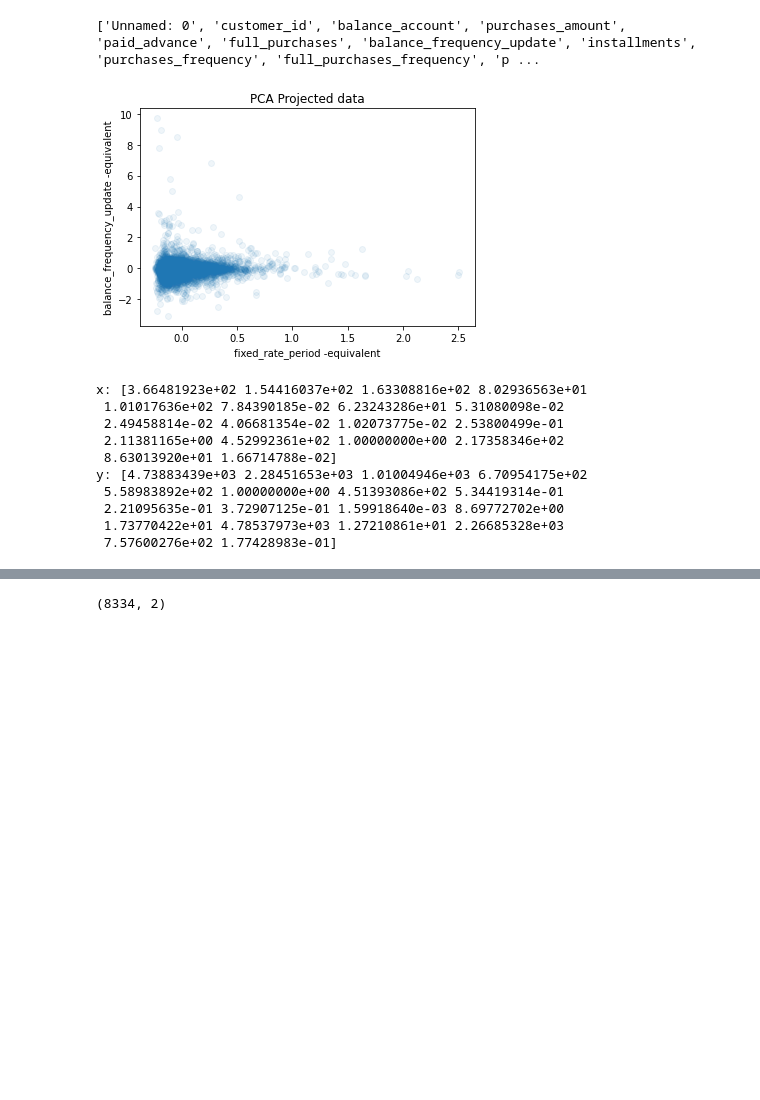
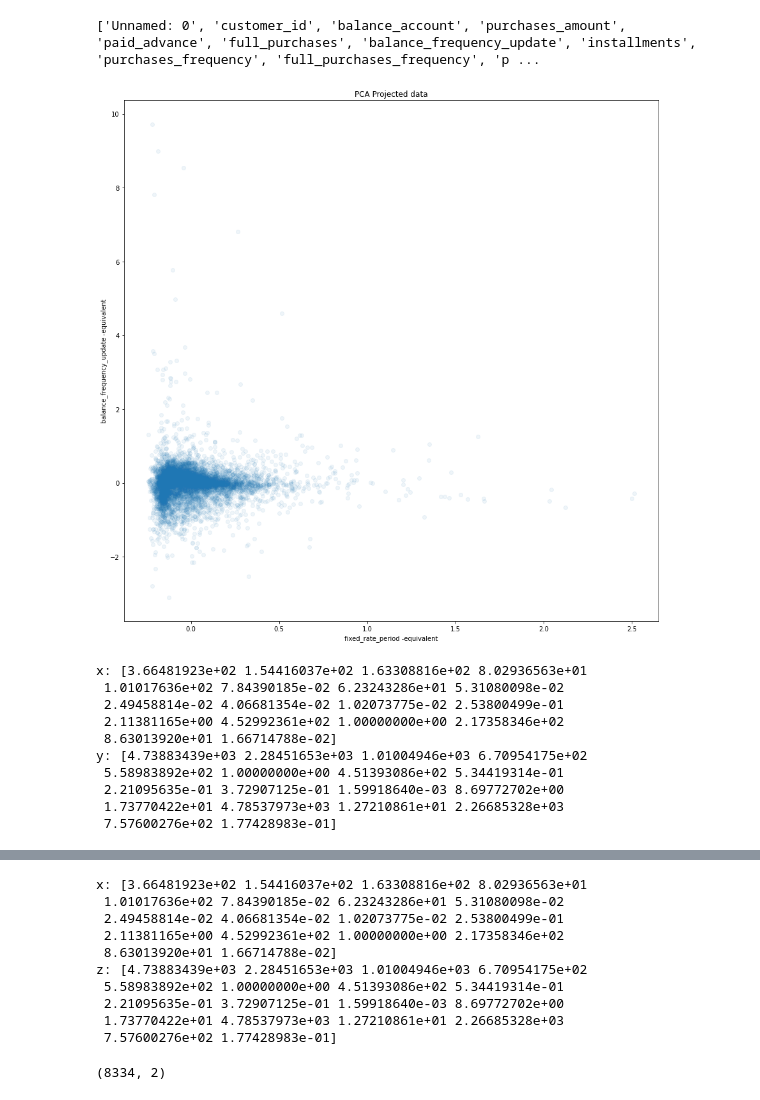
Before and after one commit to Rojoser/Credit-Card-Segmentation, a Jupyter notebook: JvK/JvK_elbow_plotter.ipynb, the cells around one changed output, grey strips where cells are left out. Saved outputs shown, nothing was run; the diff lists cells and outputs as text; code cells hidden in the pictures; blank space fills up the shorter version.

Commit message:
nice plots

```diff
--- a/JvK/JvK_elbow_plotter.ipynb
+++ b/JvK/JvK_elbow_plotter.ipynb
@@ -91,20 +101,35 @@ ystr=numeric_features[ind2Impactor]+" -equivalent"
 # %%
+plt.rcParams["figure.figsize"] = (15, 15)
 
 fig = plt.figure()
 ax = fig.add_subplot()
 ax.scatter(plotax1, plotax2,alpha=0.07)
 plt.axis('tight')
 # plt.xticks([]), plt.yticks([])
 plt.xlabel(xstr)
 plt.ylabel(ystr)
 
 plt.title('PCA Projected data')
 plt.show()
 
 print("x:", myind1UNWRPD)
 print("y:", myind2UNWRPD)
+
+fig = plt.figure()
+ax = fig.add_subplot()
+ax.scatter(plotax1, plotax3,alpha=0.07)
+plt.axis('tight')
+# plt.xticks([]), plt.yticks([])
+plt.xlabel(xstr)
+plt.ylabel(zstr)
+
+plt.title('PCA Projected data')
+plt.show()
+
+print("x:", myind1UNWRPD)
+print("z:", myind2UNWRPD)
 # %% [output]
-[figure, old version]
+[figure, new version]
 x: [3.66481923e+02 1.54416037e+02 1.63308816e+02 8.02936563e+01
  1.01017636e+02 7.84390185e-02 6.23243286e+01 5.31080098e-02
  2.49458814e-02 4.06681354e-02 1.02073775e-02 2.53800499e-01
@@ -118,3 +144,13 @@ y: [4.73883439e+03 2.28451653e+03 1.01004946e+03 6.70954175e+02
+x: [3.66481923e+02 1.54416037e+02 1.63308816e+02 8.02936563e+01
+ 1.01017636e+02 7.84390185e-02 6.23243286e+01 5.31080098e-02
+ 2.49458814e-02 4.06681354e-02 1.02073775e-02 2.53800499e-01
+ 2.11381165e+00 4.52992361e+02 1.00000000e+00 2.17358346e+02
+ 8.63013920e+01 1.66714788e-02]
+z: [4.73883439e+03 2.28451653e+03 1.01004946e+03 6.70954175e+02
+ 5.58983892e+02 1.00000000e+00 4.51393086e+02 5.34419314e-01
+ 2.21095635e-01 3.72907125e-01 1.59918640e-03 8.69772702e+00
+ 1.73770422e+01 4.78537973e+03 1.27210861e+01 2.26685328e+03
+ 7.57600276e+02 1.77428983e-01]
 # %%
 import umap
 reducer = umap.UMAP()
```
Also changed, not shown: parts of 5 cells of this notebook, 1 other file.
